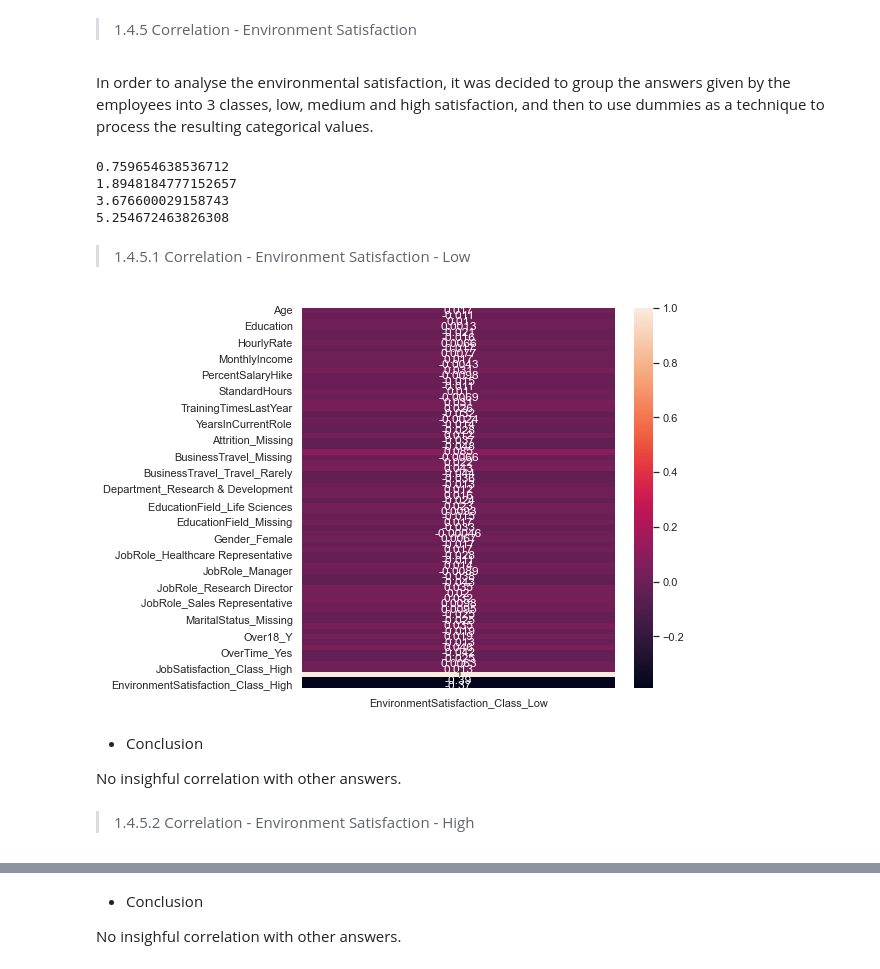
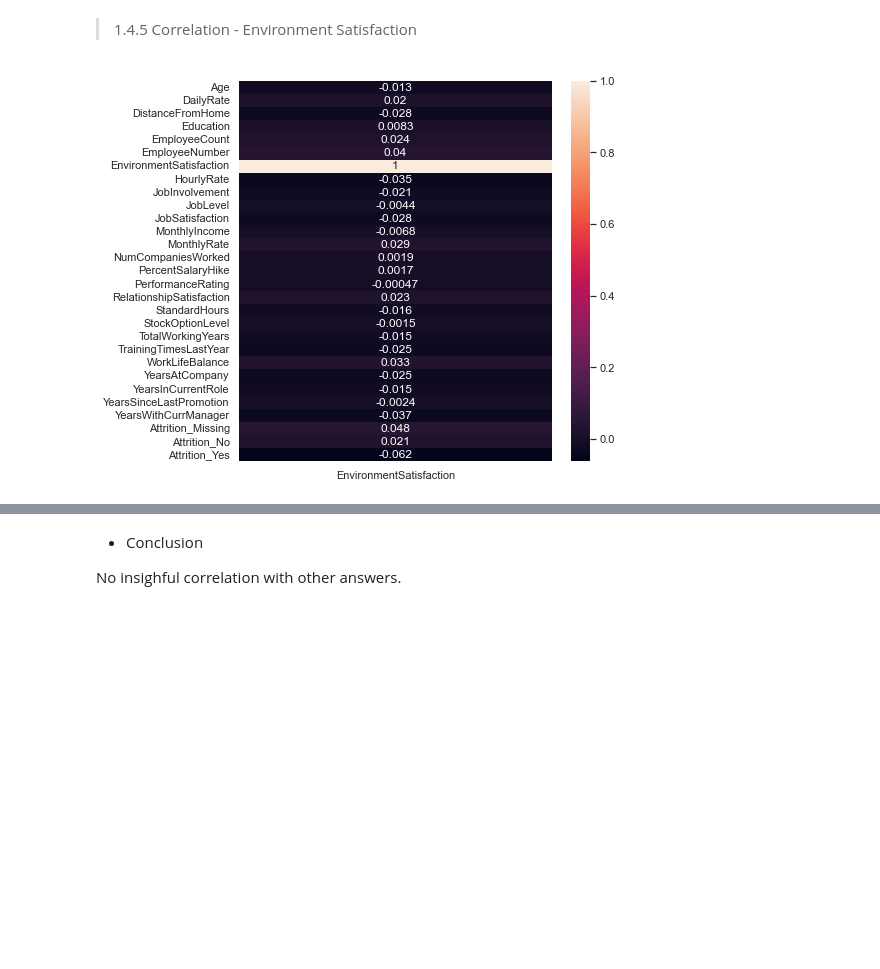
Before and after one commit to EduardoJMatosRomero/MLDPSTCA2, a Jupyter notebook: EduardoJMatosRomero_sba23298_Lvl8_CA2.ipynb, the cells around one changed output, grey strips where cells are left out. Drawn from its saved outputs; the diff is of its cells as text; code cells hidden in the pictures; blank space fills up the shorter version.

```diff
--- a/EduardoJMatosRomero_sba23298_Lvl8_CA2.ipynb
+++ b/EduardoJMatosRomero_sba23298_Lvl8_CA2.ipynb
@@ -612,10 +628,10 @@ for col in categorical_columns:
     df3[col] = df3[col].fillna('Missing')
 
     # Applying one-hot encoding
-    df3 = pd.concat([df3, pd.get_dummies(df3[col], prefix=col)], axis=1)
+    #df3 = pd.concat([df3, pd.get_dummies(df3[col], prefix=col)], axis=1)
 
     # Dropping the original column
-    df3.drop(col, axis=1, inplace=True)
+    #df3.drop(col, axis=1, inplace=True)
 # %% [markdown]
 > 1.3.6.1 Iterative imputation
 # %%
@@ -770,10 +762,0 @@ print(df['JobSatisfaction'].max())
-# %%
-# Defining thresholds.
-thresholds = [0.72, 1.9, 3.68, 5.26]
-
-# Creating bins using the defined thresholds
-df3['JobSatisfaction_Class'] = pd.cut(df3['JobSatisfaction'], bins=thresholds, labels=['Low', 'Medium', 'High'], include_lowest=True)
-
-df3.drop('JobSatisfaction', axis=1, inplace=True)
-
-df3 = pd.get_dummies(df3, columns=['JobSatisfaction_Class'])
@@ -816,6 +785,8 @@ There is no significant correlation between job satisfaction and the other quest
 # %% [markdown]
 > 1.4.4 Correlation - Attrition Yes
 # %%
+df3 = pd.get_dummies(df3, columns=['Attrition'])
+
 plt.figure(figsize=(7,7))
 sns.heatmap(df3.corr()[["Attrition_Yes"]], annot=True)
 plt.show()
@@ -827,42 +798,9 @@ plt.show()
 There is no significant correlation between leaving the company and the other questions. However, there is a small correlation between whether or not employees do extra hours and their job satisfaction. This suggests that job satisfaction may be influenced by the requirement to work additional hours.
 # %% [markdown]
 > 1.4.5 Correlation - Environment Satisfaction
-# %% [markdown]
-In order to analyse the environmental satisfaction, it was decided to group the answers given by the employees into 3 classes, low, medium and high satisfaction, and then to use dummies as a technique to process the resulting categorical values.
-# %%
-Q1 = df['EnvironmentSatisfaction'].quantile(0.25)
-Q3 = df['EnvironmentSatisfaction'].quantile(0.75)
-
-print(df['EnvironmentSatisfaction'].min())
-print(Q1)
-print(Q3)
-print(df['EnvironmentSatisfaction'].max())
-# %% [output]
-0.759654638536712
-1.8948184777152657
-3.676600029158743
-5.254672463826308
-# %%
-# Defining thresholds.
-thresholds = [0.74, 1.90, 3.38, 5.26]
-
-# Creating bins using the defined thresholds
-df3['EnvironmentSatisfaction_Class'] = pd.cut(df3['EnvironmentSatisfaction'], bins=thresholds, labels=['Low', 'Medium', 'High'], include_lowest=True)
-
-df3.drop('EnvironmentSatisfaction', axis=1, inplace=True)
-
-df3 = pd.get_dummies(df3, columns=['EnvironmentSatisfaction_Class'])
-# %% [markdown]
-> 1.4.5.1 Correlation - Environment Satisfaction - Low
 # %%
 plt.figure(figsize=(7,7))
-sns.heatmap(df3.corr()[["EnvironmentSatisfaction_Class_Low"]], annot=True)
+sns.heatmap(df3.corr()[["EnvironmentSatisfaction"]], annot=True)
 plt.show()
 # %% [output]
-[figure, old version]
+[figure, new version]
-# %% [markdown]
-- Conclusion
-
-No insighful correlation with other answers.
-# %% [markdown]
-> 1.4.5.2 Correlation - Environment Satisfaction - High
```
Also changed, not shown: parts of 55 cells of this notebook.
